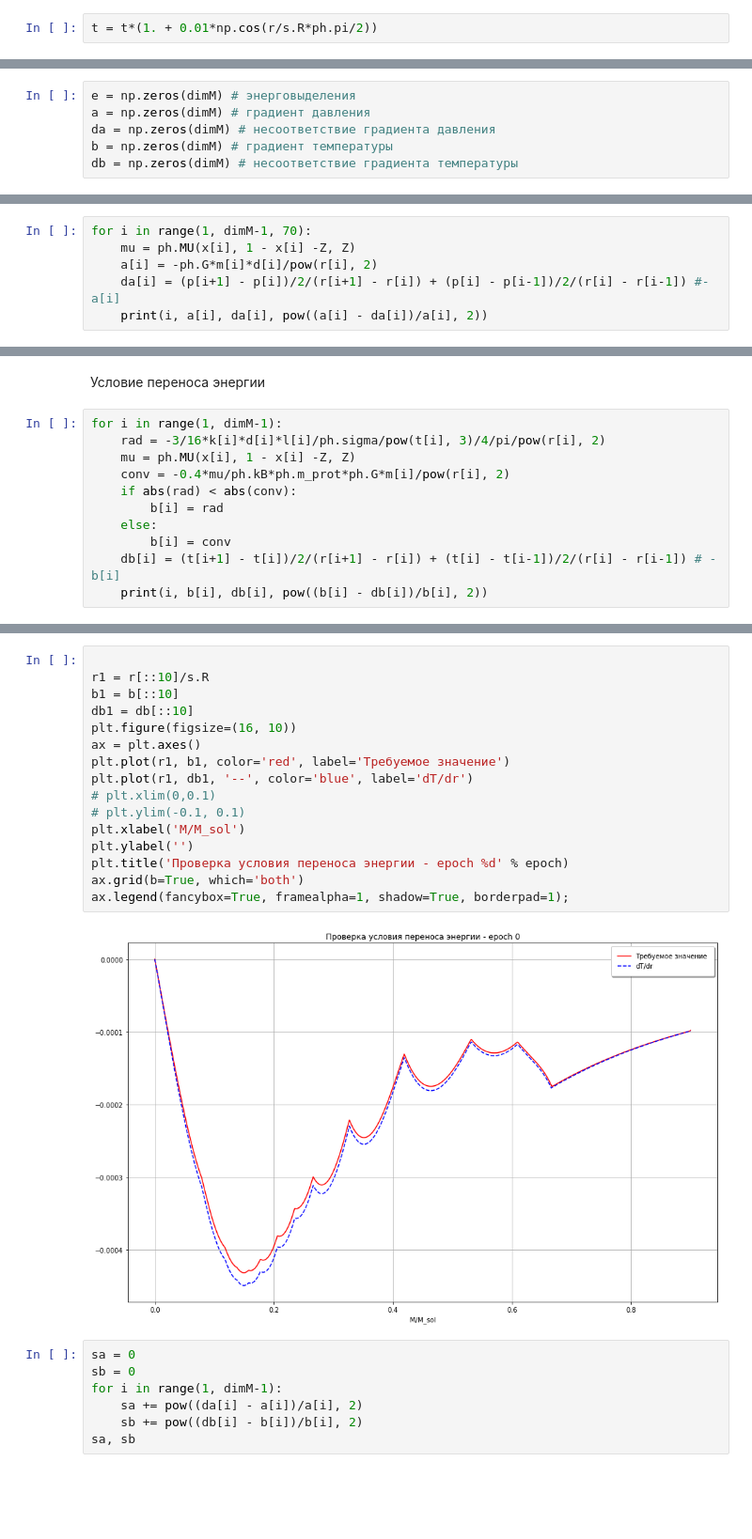
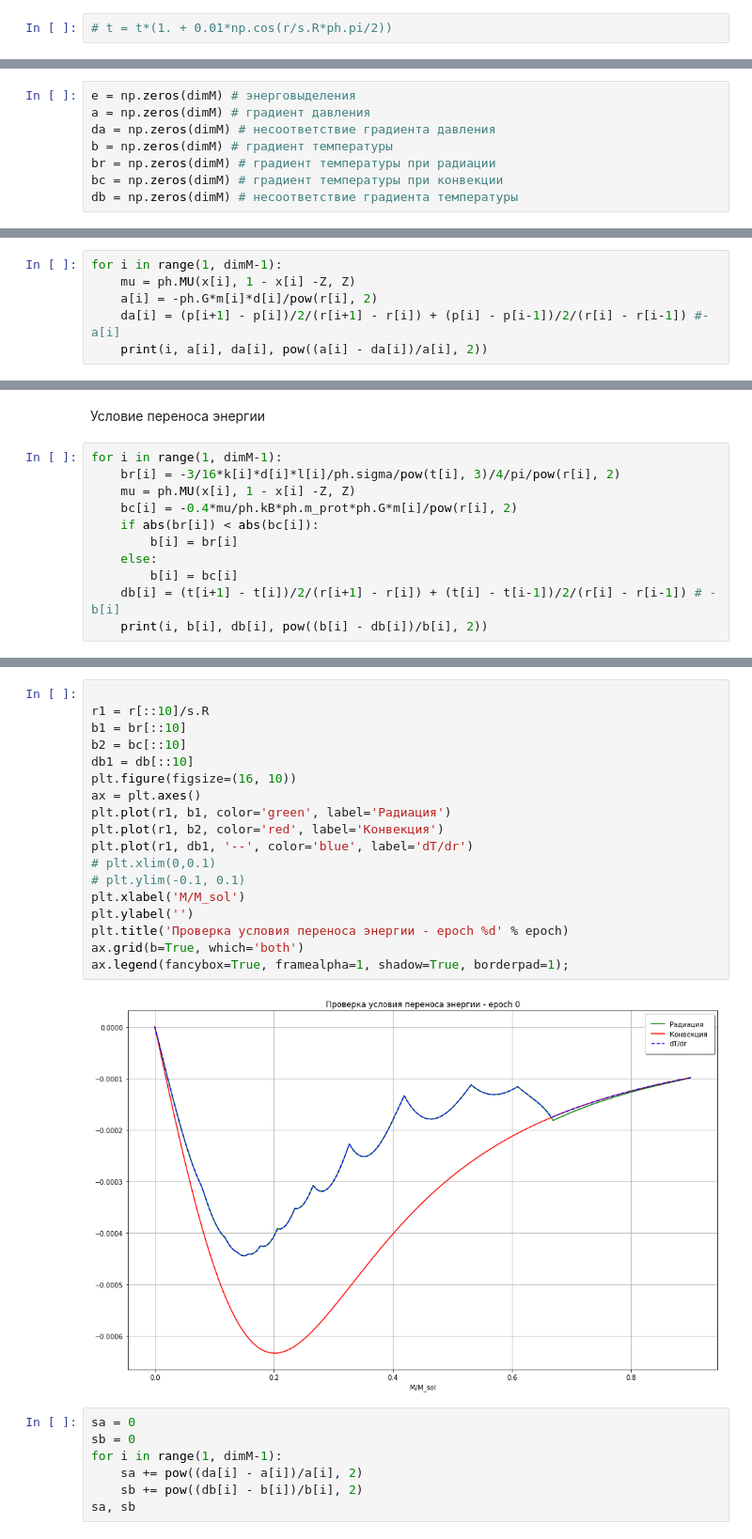
Before and after one commit to boangri/StarModels, a Jupyter notebook: VarModel.ipynb, the cells around one changed output, grey strips where cells are left out. Shown at 94% size. Saved outputs shown, nothing was run; the diff lists cells and outputs as text; blank space fills up the shorter version.

```diff
--- a/VarModel.ipynb
+++ b/VarModel.ipynb
@@ -63,7 +63,7 @@ p = df1['Pressure'].values
 k = df1['Opacity'].values
 c = df1['Convection'].values
 # %%
-t = t*(1. + 0.01*np.cos(r/s.R*ph.pi/2))
+# t = t*(1. + 0.01*np.cos(r/s.R*ph.pi/2))
 # %%
 d1 = np.zeros(dimM)
 l1 = np.zeros(dimM)
@@ -87,6 +87,8 @@ e = np.zeros(dimM) # энерговыделения
 a = np.zeros(dimM) # градиент давления
 da = np.zeros(dimM) # несоответствие градиента давления
 b = np.zeros(dimM) # градиент температуры
+br = np.zeros(dimM) # градиент температуры при радиации
+bc = np.zeros(dimM) # градиент температуры при конвекции
 db = np.zeros(dimM) # несоответствие градиента температуры
 # %% [markdown]
 Уравнение массы
@@ -115,7 +117,7 @@ for i in range(1, dimM-1, 70):
 # %% [markdown]
 Условие гидростатики
 # %%
-for i in range(1, dimM-1, 70):
+for i in range(1, dimM-1):
     mu = ph.MU(x[i], 1 - x[i] -Z, Z)
     a[i] = -ph.G*m[i]*d[i]/pow(r[i], 2)
     da[i] = (p[i+1] - p[i])/2/(r[i+1] - r[i]) + (p[i] - p[i-1])/2/(r[i] - r[i-1]) #- a[i]
@@ -159,13 +161,13 @@ ax.legend(fancybox=True, framealpha=1, shadow=True, borderpad=1);
 Условие переноса энергии
 # %%
 for i in range(1, dimM-1):
-    rad = -3/16*k[i]*d[i]*l[i]/ph.sigma/pow(t[i], 3)/4/pi/pow(r[i], 2)
+    br[i] = -3/16*k[i]*d[i]*l[i]/ph.sigma/pow(t[i], 3)/4/pi/pow(r[i], 2)
     mu = ph.MU(x[i], 1 - x[i] -Z, Z)
-    conv = -0.4*mu/ph.kB*ph.m_prot*ph.G*m[i]/pow(r[i], 2)
-    if abs(rad) < abs(conv):
-        b[i] = rad
+    bc[i] = -0.4*mu/ph.kB*ph.m_prot*ph.G*m[i]/pow(r[i], 2)
+    if abs(br[i]) < abs(bc[i]):
+        b[i] = br[i]
     else:
-        b[i] = conv
+        b[i] = bc[i]
     db[i] = (t[i+1] - t[i])/2/(r[i+1] - r[i]) + (t[i] - t[i-1])/2/(r[i] - r[i-1]) # - b[i]
     print(i, b[i], db[i], pow((b[i] - db[i])/b[i], 2))
 # %% [output]
@@ -189,21 +191,23 @@ for i in range(1, dimM-1):
 # %%
 
 r1 = r[::10]/s.R
-b1 = b[::10]
+b1 = br[::10]
+b2 = bc[::10]
 db1 = db[::10]
 plt.figure(figsize=(16, 10))
 ax = plt.axes()
-plt.plot(r1, b1, color='red', label='Требуемое значение')
+plt.plot(r1, b1, color='green', label='Радиация')
+plt.plot(r1, b2, color='red', label='Конвекция')
 plt.plot(r1, db1, '--', color='blue', label='dT/dr')
 # plt.xlim(0,0.1)
 # plt.ylim(-0.1, 0.1)
 plt.xlabel('M/M_sol')
 plt.ylabel('')
 plt.title('Проверка условия переноса энергии - epoch %d' % epoch)
 ax.grid(b=True, which='both')
 ax.legend(fancybox=True, framealpha=1, shadow=True, borderpad=1);
 # %% [output]
-[figure, old version]
+[figure, new version]
 # %%
 sa = 0
 sb = 0
```
Also changed, not shown: parts of 5 cells of this notebook, 1 other file.
